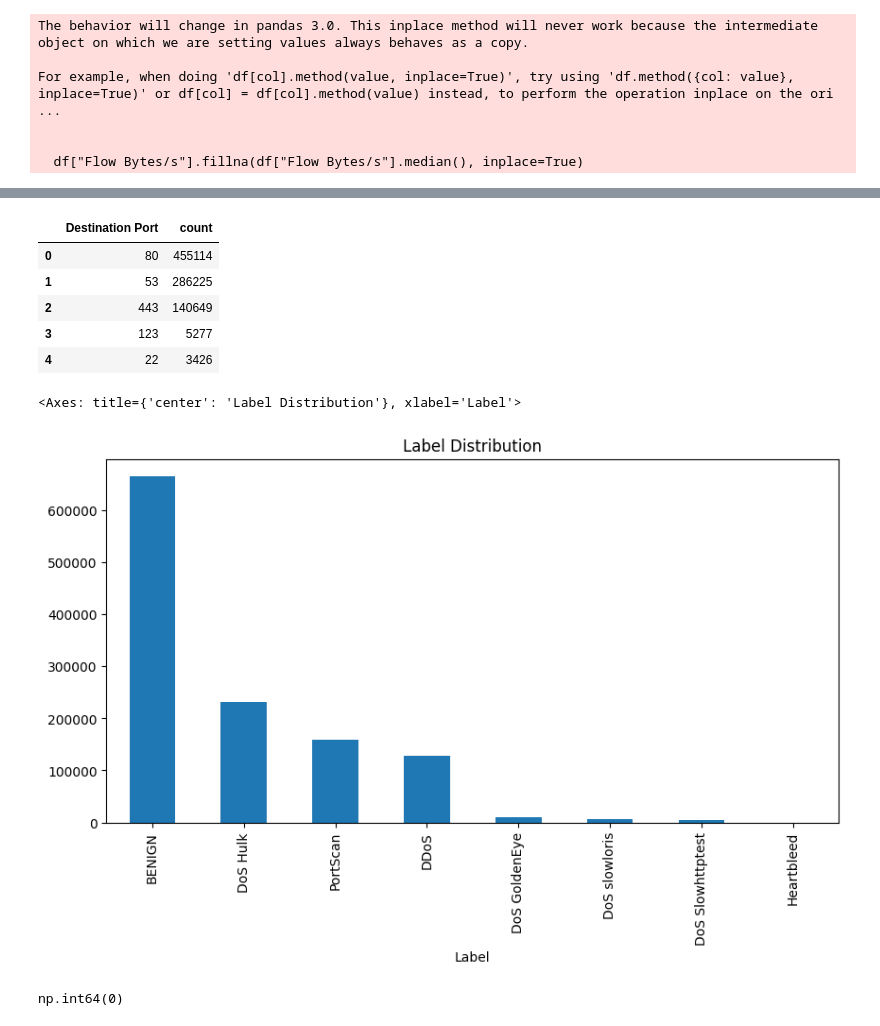
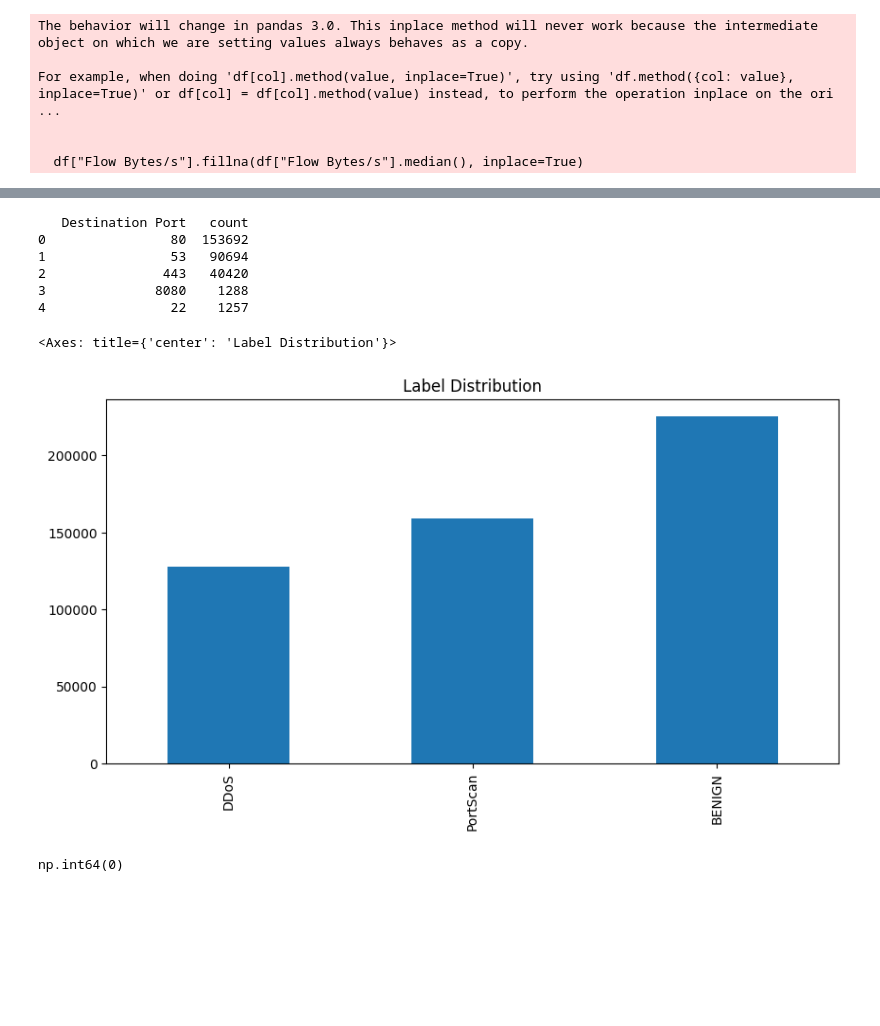
Before and after one commit to Aardon97/Cyber-Threat-Detection, a Jupyter notebook: src/explore.ipynb, the cells around one changed output, grey strips where cells are left out. Drawn from its saved outputs; the diff is of its cells as text; code cells hidden in the pictures; blank space fills up the shorter version.

```diff
--- a/src/explore.ipynb
+++ b/src/explore.ipynb
@@ -288,28 +384,44 @@ pd.read_sql(flow_bytes_summary_query, conn)
 # %%
+import sqlite3
+import pandas as pd
 
-#Top 5 most common destination ports - will help me to reveal which ports are often used or targeted
+# Re-open connection to the big DB
+conn = sqlite3.connect("data/processed/cicids_cleaned.db")
 
+# Top 5 most common destination ports - reveals which ports are often used or targeted
 top_ports_query = """
 SELECT "Destination Port", COUNT(*) AS count
 FROM network_traffic
 GROUP BY "Destination Port"
 ORDER BY count DESC
-LIMIT 5
+LIMIT 5;
 """
-pd.read_sql(top_ports_query, conn)
+
+top_ports = pd.read_sql(top_ports_query, conn)
+print(top_ports)
+
+conn.close()
 # %% [output]
-|  | Destination Port | count |
-| 0 | 80 | 455114 |
-| 1 | 53 | 286225 |
-| 2 | 443 | 140649 |
-| 3 | 123 | 5277 |
-| 4 | 22 | 3426 |
+   Destination Port   count
+0                80  153692
+1                53   90694
+2               443   40420
+3              8080    1288
+4                22    1257
-# %%
-#EDA
-df["Label"].value_counts().plot(kind="bar", figsize=(10,5), title="Label Distribution")
-# %% [output]
-<Axes: title={'center': 'Label Distribution'}, xlabel='Label'>
-[figure, removed]
+# %%
+#EDA
+# Rebuild label counts from one-hot encoded columns
+label_counts = {
+    "DDoS": df["Label_DDoS"].sum(),
+    "PortScan": df["Label_PortScan"].sum(),
+    "BENIGN": len(df) - df["Label_DDoS"].sum() - df["Label_PortScan"].sum()
+}
+
+# Plot distribution
+pd.Series(label_counts).plot(kind="bar", figsize=(10,5), title="Label Distribution")
+# %% [output]
+<Axes: title={'center': 'Label Distribution'}>
+[figure, added]
 # %%
 #Before moving deeper in my EDA - I'm checking how many rows contain missing values
 
```
Also changed, not shown: parts of 52 cells of this notebook, 3 other files.
